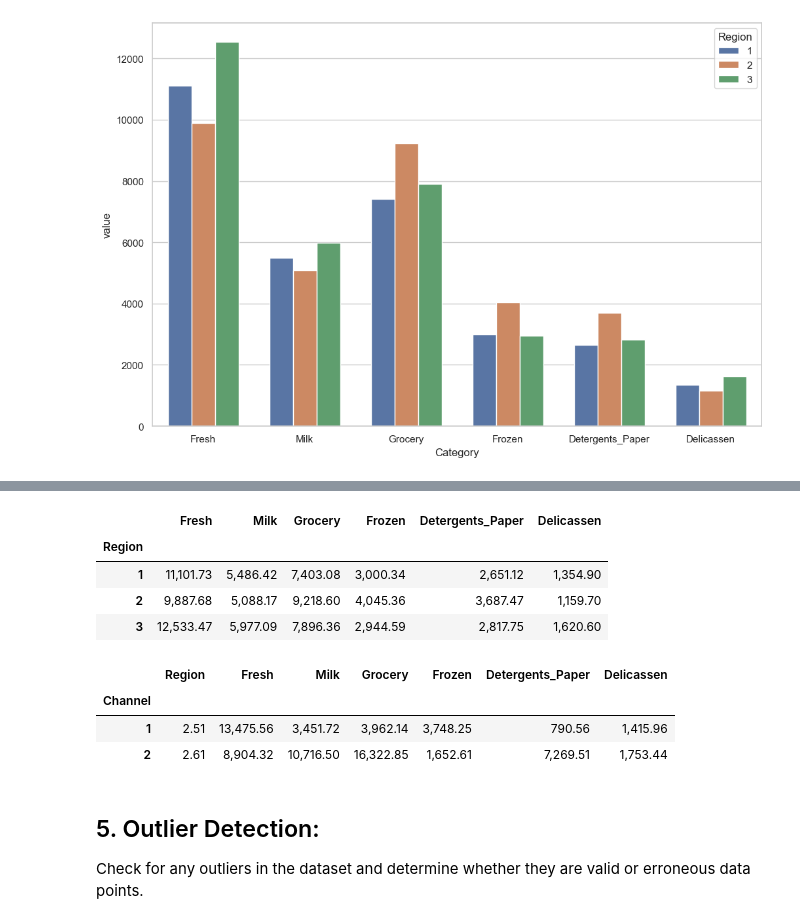
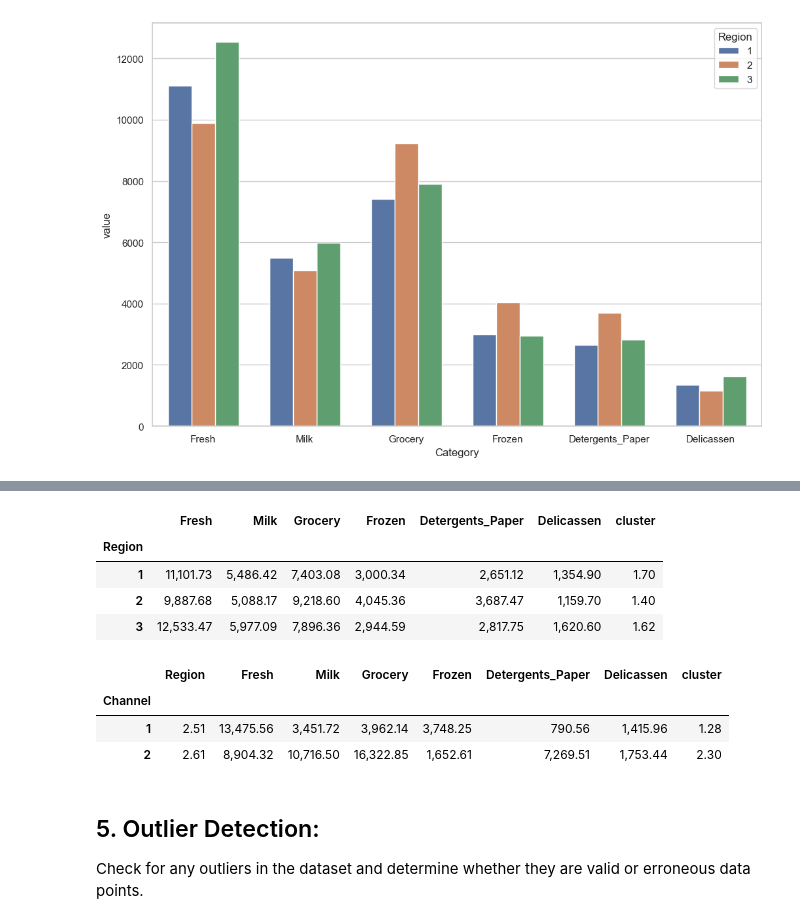
Before and after one commit to brigittesullivan/w23-unsupervised-learning-project, a Jupyter notebook: Unsupervised Learning - Project.ipynb, the cells around one changed output, grey strips where cells are left out. Saved outputs shown, nothing was run; the diff lists cells and outputs as text; code cells hidden in the pictures.

```diff
--- a/Unsupervised Learning - Project.ipynb
+++ b/Unsupervised Learning - Project.ipynb
@@ -360,20 +368,22 @@ plt.savefig('salesbyregion.png')
 # %%
 # averages by Region and Category
-data.groupby('Region').mean().map('{:,.2f}'.format).drop(columns='Channel')
+avg_region_cat = data.groupby('Region').mean().map('{:,.2f}'.format).drop(columns='Channel')
+avg_region_cat
 # %% [output]
-|  | Fresh | Milk | Grocery | Frozen | Detergents_Paper | Delicassen |
-| Region |  |  |  |  |  |  |
-| 1 | 11,101.73 | 5,486.42 | 7,403.08 | 3,000.34 | 2,651.12 | 1,354.90 |
-| 2 | 9,887.68 | 5,088.17 | 9,218.60 | 4,045.36 | 3,687.47 | 1,159.70 |
-| 3 | 12,533.47 | 5,977.09 | 7,896.36 | 2,944.59 | 2,817.75 | 1,620.60 |
+|  | Fresh | Milk | Grocery | Frozen | Detergents_Paper | Delicassen | cluster |
+| Region |  |  |  |  |  |  |  |
+| 1 | 11,101.73 | 5,486.42 | 7,403.08 | 3,000.34 | 2,651.12 | 1,354.90 | 1.70 |
+| 2 | 9,887.68 | 5,088.17 | 9,218.60 | 4,045.36 | 3,687.47 | 1,159.70 | 1.40 |
+| 3 | 12,533.47 | 5,977.09 | 7,896.36 | 2,944.59 | 2,817.75 | 1,620.60 | 1.62 |
 # %%
 # averages by Channel and Category
-data.groupby('Channel').mean().map('{:,.2f}'.format)
+avg_channel_cat = data.groupby('Channel').mean().map('{:,.2f}'.format)
+avg_channel_cat
 # %% [output]
-|  | Region | Fresh | Milk | Grocery | Frozen | Detergents_Paper | Delicassen |
-| Channel |  |  |  |  |  |  |  |
-| 1 | 2.51 | 13,475.56 | 3,451.72 | 3,962.14 | 3,748.25 | 790.56 | 1,415.96 |
-| 2 | 2.61 | 8,904.32 | 10,716.50 | 16,322.85 | 1,652.61 | 7,269.51 | 1,753.44 |
+|  | Region | Fresh | Milk | Grocery | Frozen | Detergents_Paper | Delicassen | cluster |
+| Channel |  |  |  |  |  |  |  |  |
+| 1 | 2.51 | 13,475.56 | 3,451.72 | 3,962.14 | 3,748.25 | 790.56 | 1,415.96 | 1.28 |
+| 2 | 2.61 | 8,904.32 | 10,716.50 | 16,322.85 | 1,652.61 | 7,269.51 | 1,753.44 | 2.30 |
 # %% [markdown]
 ## 5. Outlier Detection:
 Check for any outliers in the dataset and determine whether they are valid or erroneous data points.
```
Also changed, not shown: parts of 39 cells of this notebook, 12 other files.
